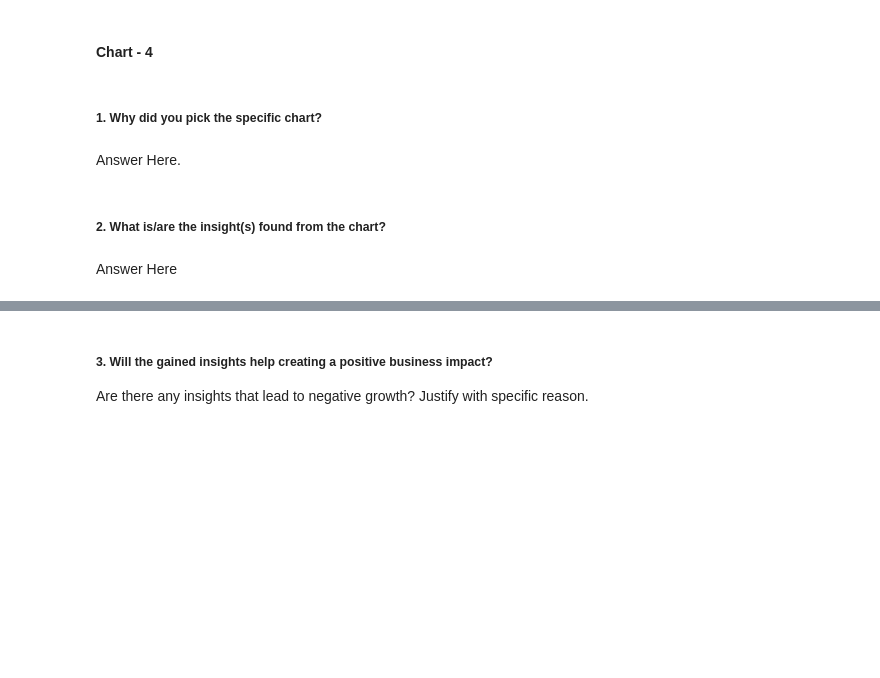
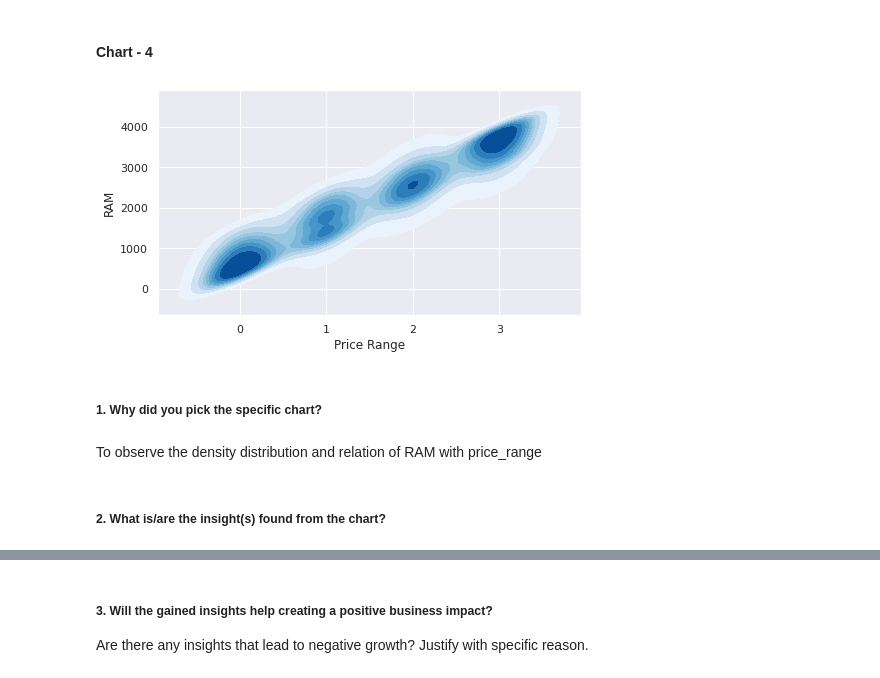
Before and after one commit to rajathAgalkote/MobilePriceRangePrediction_ML_classifier, a Jupyter notebook: Rajathadri_ML_Classifier_MobilePriceRangePrediction.ipynb, the cells around one changed output, grey strips where cells are left out. Cells and saved outputs as stored; diff of their text form; code cells hidden in the pictures; blank space fills up the shorter version.

```diff
--- a/Rajathadri_ML_Classifier_MobilePriceRangePrediction.ipynb
+++ b/Rajathadri_ML_Classifier_MobilePriceRangePrediction.ipynb
@@ -543,11 +558,17 @@ Answer Here
 #### Chart - 4
 # %%
 # Chart - 4 visualization code
+# %%
+# Create the density plot
+sns.kdeplot(x=df['price_range'], y= df['ram'],cmap="Blues", shade=True)
+plt.xlabel('Price Range')
+plt.ylabel('RAM')
+plt.show()
+# %% [output]
+[figure, added]
 # %% [markdown]
 ##### 1. Why did you pick the specific chart?
-# %% [markdown]
-Answer Here.
+# %% [markdown]
+To observe the density distribution and relation of RAM with price_range
 # %% [markdown]
 ##### 2. What is/are the insight(s) found from the chart?
-# %% [markdown]
-Answer Here
```
Also changed, not shown: parts of 23 cells of this notebook.
